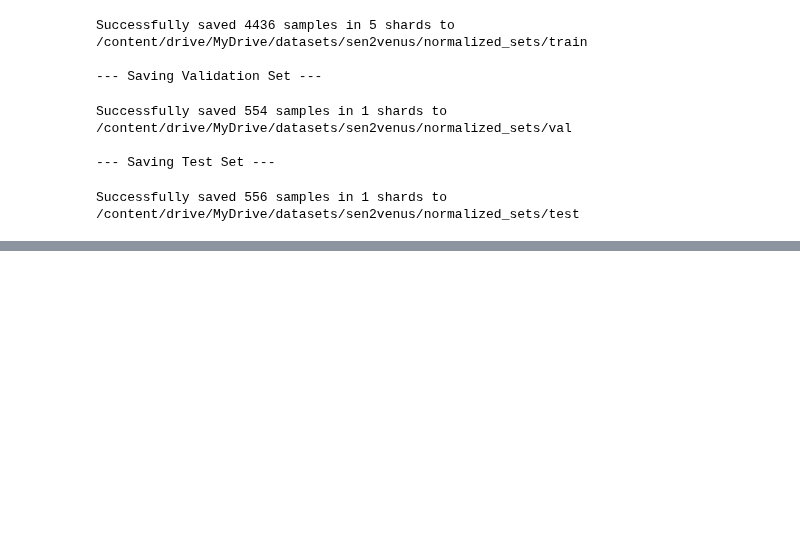
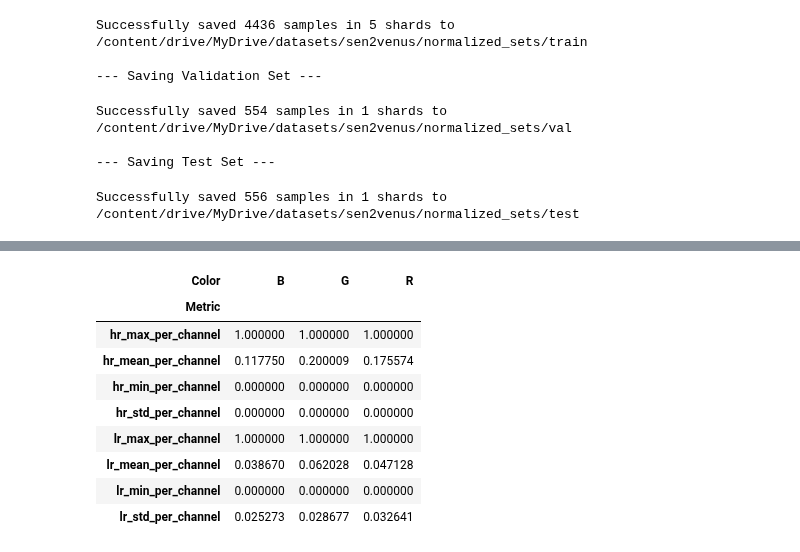
Before and after one commit to thisisel/DIP-SuperRes, a Jupyter notebook: notebooks/data.ipynb, the cells around one changed output, grey strips where cells are left out. Drawn from its saved outputs; the diff is of its cells as text; code cells hidden in the pictures; blank space fills up the shorter version.

Commit message:
add post normalization

```diff
--- a/notebooks/data.ipynb
+++ b/notebooks/data.ipynb
@@ -561,0 +795,8 @@ Successfully saved 556 samples in 1 shards to /content/drive/MyDrive/datasets/se
+# %%
+final_train_dataset = PreNormalizedDataset(config.train_dir)
+final_val_dataset = PreNormalizedDataset(config.val_dir)
+final_test_dataset = PreNormalizedDataset(config.test_dir)
+
+print(f"Loaded {len(final_train_dataset)} training samples.")
+print(f"Loaded {len(final_val_dataset)} validation samples.")
+print(f"Loaded {len(final_test_dataset)} test samples.")
@@ -561,0 +810,13 @@ Successfully saved 556 samples in 1 shards to /content/drive/MyDrive/datasets/se
+# %%
+batch_size = 64
+num_workers = 2
+# %%
+print("\n--- Calculating Post-Normalization Stats for Training Set ---")
+post_norm_train_loader = DataLoader(final_train_dataset, batch_size=batch_size, num_workers=num_workers)
+train_stats_post = get_subset_stats(post_norm_train_loader)
+
+train_stats_post = {
+    key: value.tolist() for key, value in train_stats_post.items()
+}
+train_stats_df = pd.DataFrame(train_stats_post)
+display(train_stats_df)
@@ -561,0 +829,13 @@ Successfully saved 556 samples in 1 shards to /content/drive/MyDrive/datasets/se
+# %%
+display(pivot_stats_df(train_stats_df))
+# %% [output]
+| Color | B | G | R |
+| Metric |  |  |  |
+| hr_max_per_channel | 1.000000 | 1.000000 | 1.000000 |
+| hr_mean_per_channel | 0.117750 | 0.200009 | 0.175574 |
+| hr_min_per_channel | 0.000000 | 0.000000 | 0.000000 |
+| hr_std_per_channel | 0.000000 | 0.000000 | 0.000000 |
+| lr_max_per_channel | 1.000000 | 1.000000 | 1.000000 |
+| lr_mean_per_channel | 0.038670 | 0.062028 | 0.047128 |
+| lr_min_per_channel | 0.000000 | 0.000000 | 0.000000 |
+| lr_std_per_channel | 0.025273 | 0.028677 | 0.032641 |
```
Also changed, not shown: parts of 30 cells of this notebook.
